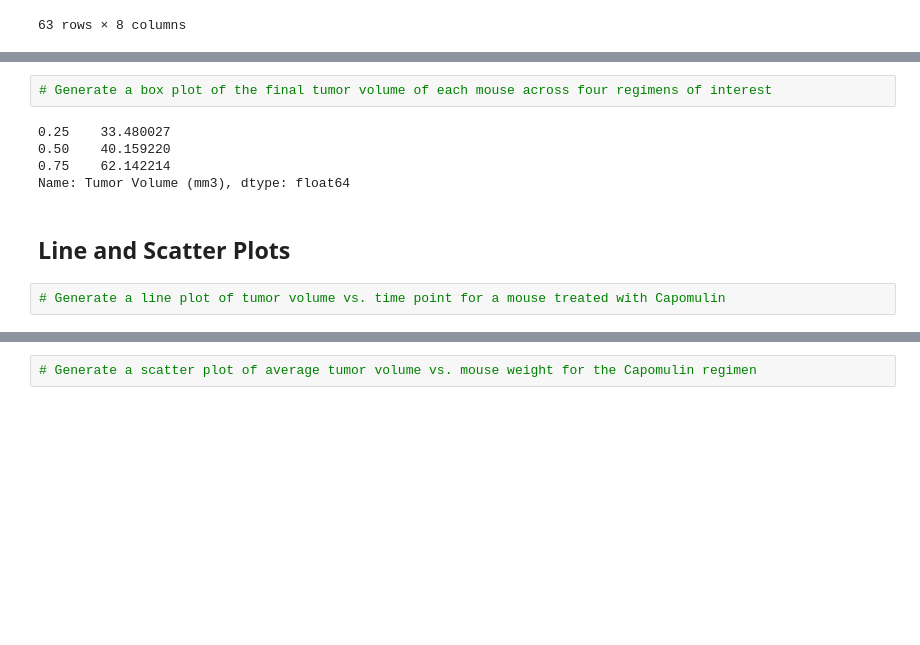
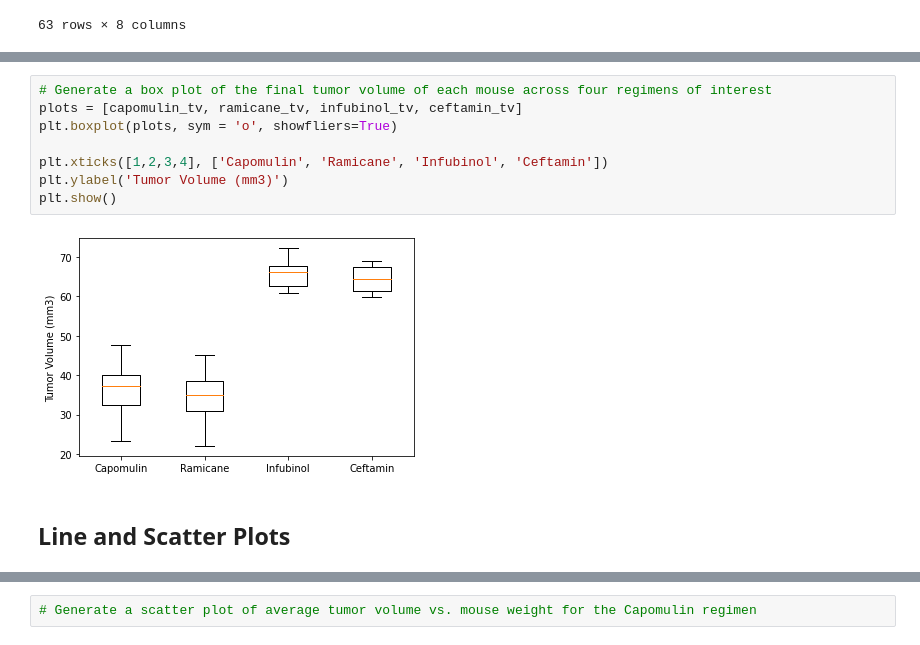
Before and after one commit to dany-roman/anti-tumor-therapeutic-analysis, a Jupyter notebook: animal study analysis.ipynb, the cells around one changed output, grey strips where cells are left out. Drawn from its saved outputs; the diff is of its cells as text; blank space fills up the shorter version.

Commit message:
Quartile summary chart, bar chart, and line/scatter plots created

```diff
--- a/animal study analysis.ipynb
+++ b/animal study analysis.ipynb
@@ -228,11 +245,12 @@ ceftamin_tv = last_tp.loc[last_tp['Drug Regimen'] == 'Ceftamin'].iloc[:,6])
 # %%
 # Generate a box plot of the final tumor volume of each mouse across four regimens of interest
+plots = [capomulin_tv, ramicane_tv, infubinol_tv, ceftamin_tv]
+plt.boxplot(plots, sym = 'o', showfliers=True)
+
+plt.xticks([1,2,3,4], ['Capomulin', 'Ramicane', 'Infubinol', 'Ceftamin'])
+plt.ylabel('Tumor Volume (mm3)')
+plt.show()
 # %% [output]
-0.25    33.480027
-0.50    40.159220
-0.75    62.142214
-Name: Tumor Volume (mm3), dtype: float64
+[figure, added]
 # %% [markdown]
 ## Line and Scatter Plots
-# %%
-# Generate a line plot of tumor volume vs. time point for a mouse treated with Capomulin
```
Also changed, not shown: parts of 3 cells of this notebook.
